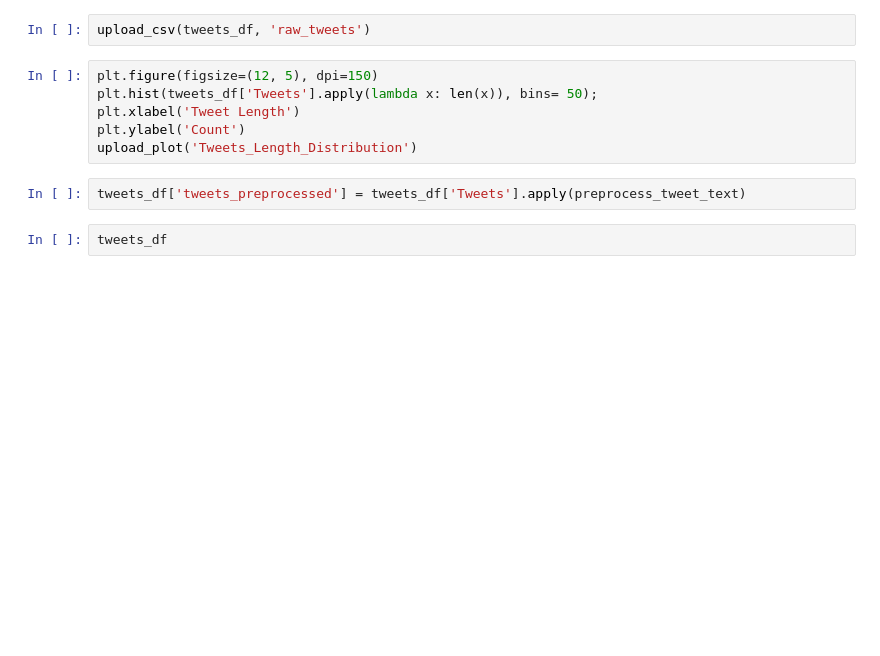
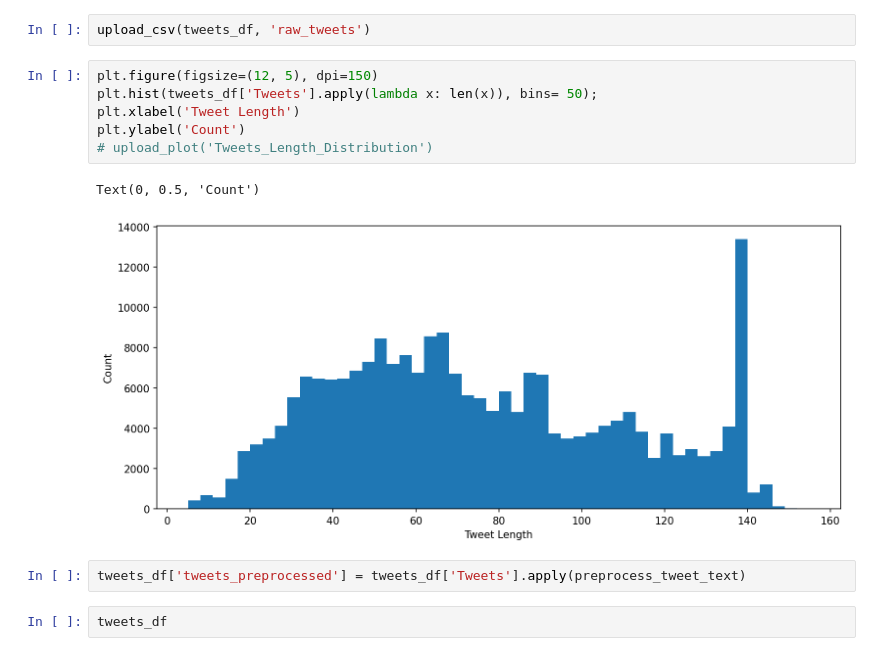
Before and after one commit to kosokolovskiy-projects/main, a Jupyter notebook: jupyter_notebooks/predicting_emojis_in_tweets/Predicting_Emojis_in_Tweets.ipynb, the cells around one changed output. Cells and saved outputs as stored; diff of their text form; blank space fills up the shorter version.

```diff
--- a/jupyter_notebooks/predicting_emojis_in_tweets/Predicting_Emojis_in_Tweets.ipynb
+++ b/jupyter_notebooks/predicting_emojis_in_tweets/Predicting_Emojis_in_Tweets.ipynb
@@ -237,9 +274,12 @@ upload_csv(tweets_df, 'raw_tweets')
 # %%
 plt.figure(figsize=(12, 5), dpi=150)
 plt.hist(tweets_df['Tweets'].apply(lambda x: len(x)), bins= 50);
 plt.xlabel('Tweet Length')
 plt.ylabel('Count')
-upload_plot('Tweets_Length_Distribution')
+# upload_plot('Tweets_Length_Distribution')
+# %% [output]
+Text(0, 0.5, 'Count')
+[figure, added]
 # %%
 tweets_df['tweets_preprocessed'] = tweets_df['Tweets'].apply(preprocess_tweet_text)
 # %%
```
Also changed, not shown: parts of 27 cells of this notebook, 5 other files.
